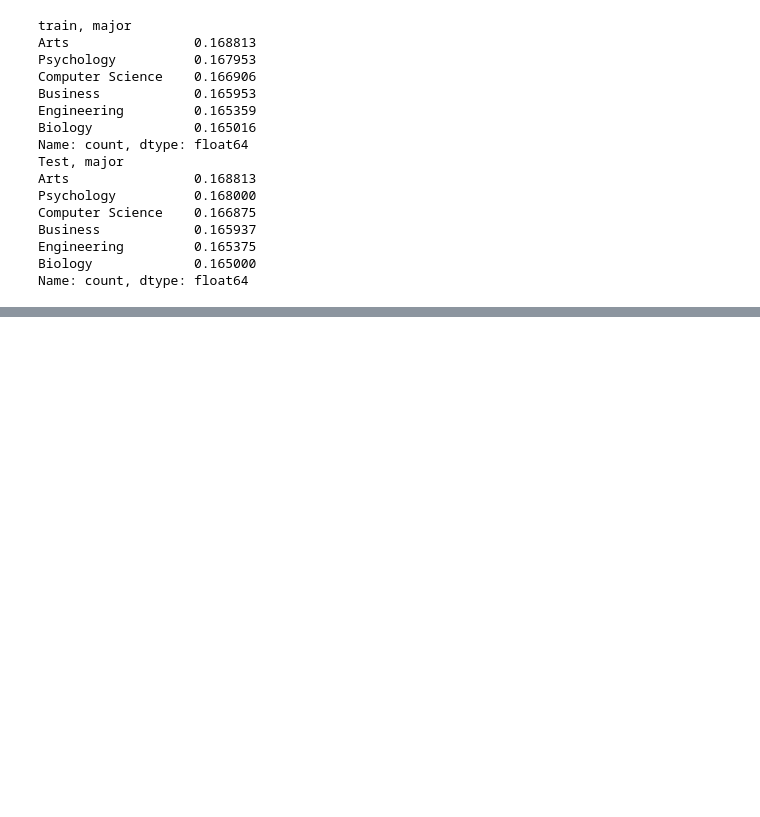
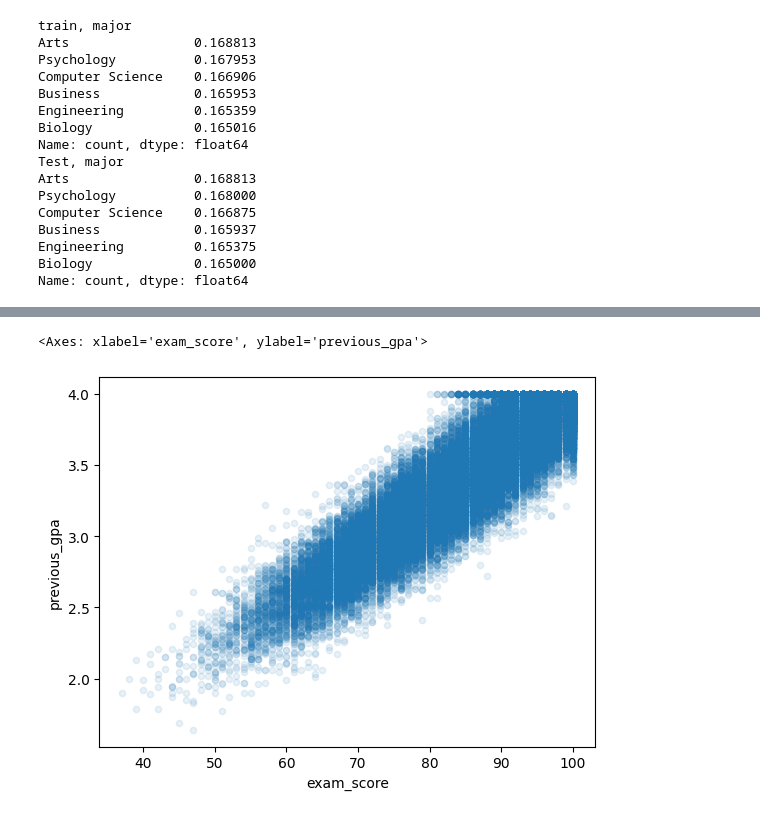
Before and after one commit to Medo-SM/analysis_study, a Jupyter notebook: enhanced_student_performance/Exploratory.ipynb, the cells around one changed output, grey strips where cells are left out. Cells and saved outputs as stored; diff of their text form; code cells hidden in the pictures; blank space fills up the shorter version.

```diff
--- a/enhanced_student_performance/Exploratory.ipynb
+++ b/enhanced_student_performance/Exploratory.ipynb
@@ -152,0 +201,5 @@ Name: exam_score, dtype: float64
+# %%
+performance_df.plot(kind= 'scatter', x ='exam_score' ,y= 'previous_gpa', alpha = 0.1)
+# %% [output]
+<Axes: xlabel='exam_score', ylabel='previous_gpa'>
+[figure, added]
```
Also changed, not shown: parts of 14 cells of this notebook.
